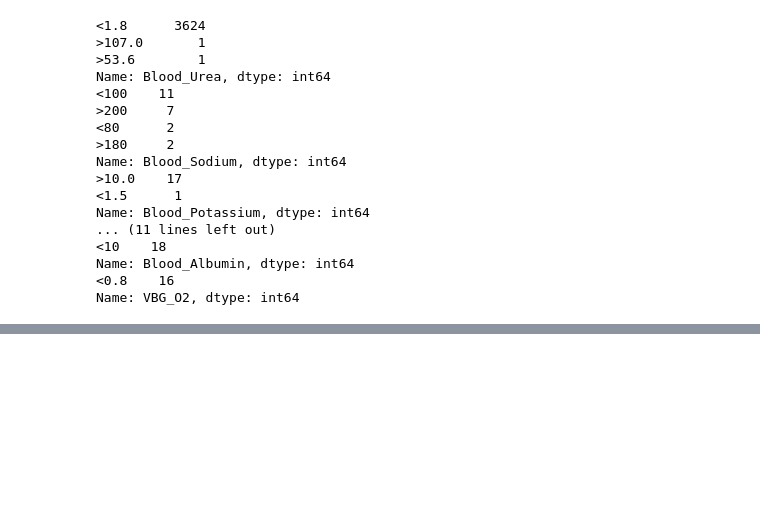
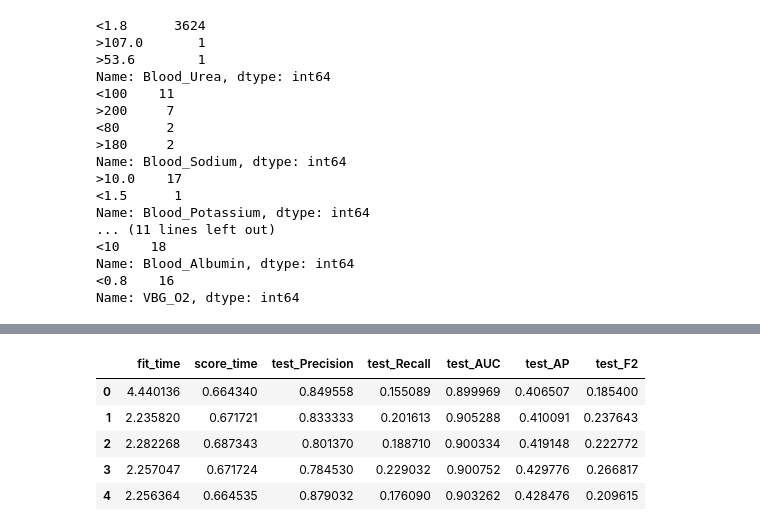
Before and after one commit to steliosbl/acute-care-pathways, a Jupyter notebook: salford.ipynb, the cells around one changed output, grey strips where cells are left out. Saved outputs shown, nothing was run; the diff lists cells and outputs as text; code cells hidden in the pictures; blank space fills up the shorter version.

```diff
--- a/salford.ipynb
+++ b/salford.ipynb
@@ -153,0 +287,25 @@ Name: VBG_O2, dtype: int64
+# %%
+sal_X_ordinal = sal_X.copy()
+for col in sal_X_ordinal.select_dtypes('category').columns:
+    sal_X_ordinal[col] = sal_X_ordinal[col].cat.codes
+# %%
+from xgboost import XGBClassifier
+
+xgboost_parameters = dict(
+    objective='binary:logistic',
+    n_jobs=1,
+  #  enable_categorical=True,
+    tree_method='hist',
+    booster='gbtree'
+)
+
+pd.DataFrame.from_dict(cross_validate(CalibratedClassifierCV(
+    XGBClassifier(**xgboost_parameters), **calibration_parameters
+), sal_X_ordinal, sal_y, cv=5, n_jobs=1, scoring=cross_validation_metrics))
+# %% [output]
+|  | fit_time | score_time | test_Precision | test_Recall | test_AUC | test_AP | test_F2 |
+| 0 | 4.440136 | 0.664340 | 0.849558 | 0.155089 | 0.899969 | 0.406507 | 0.185400 |
+| 1 | 2.235820 | 0.671721 | 0.833333 | 0.201613 | 0.905288 | 0.410091 | 0.237643 |
+| 2 | 2.282268 | 0.687343 | 0.801370 | 0.188710 | 0.900334 | 0.419148 | 0.222772 |
+| 3 | 2.257047 | 0.671724 | 0.784530 | 0.229032 | 0.900752 | 0.429776 | 0.266817 |
+| 4 | 2.256364 | 0.664535 | 0.879032 | 0.176090 | 0.903262 | 0.428476 | 0.209615 |
```
Also changed, not shown: parts of 16 cells of this notebook.
